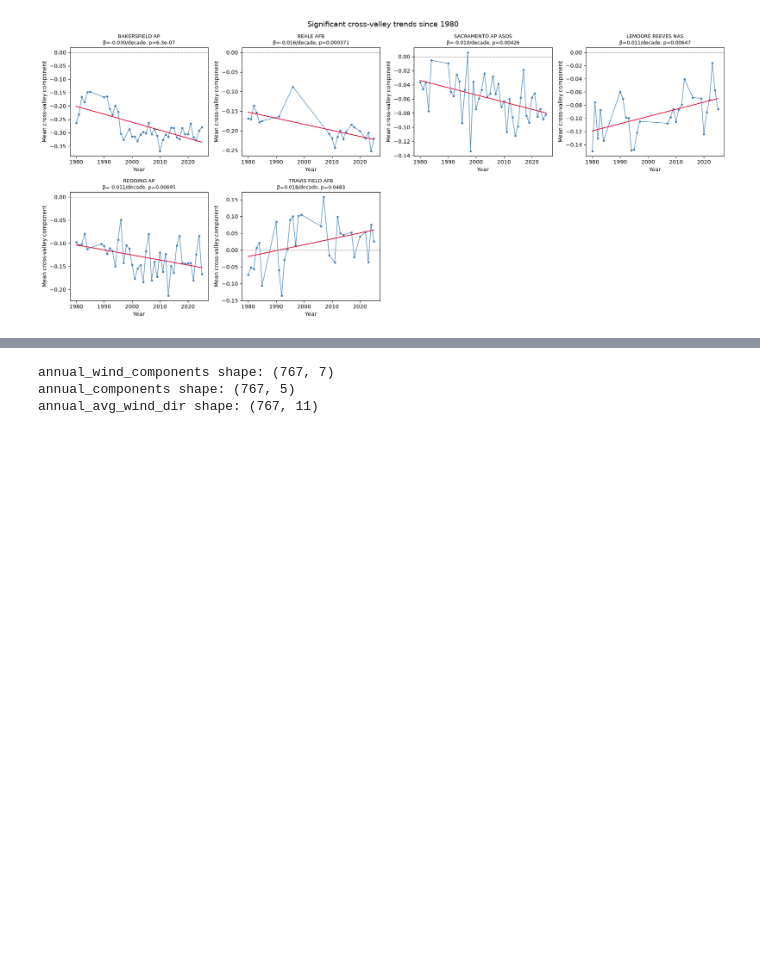
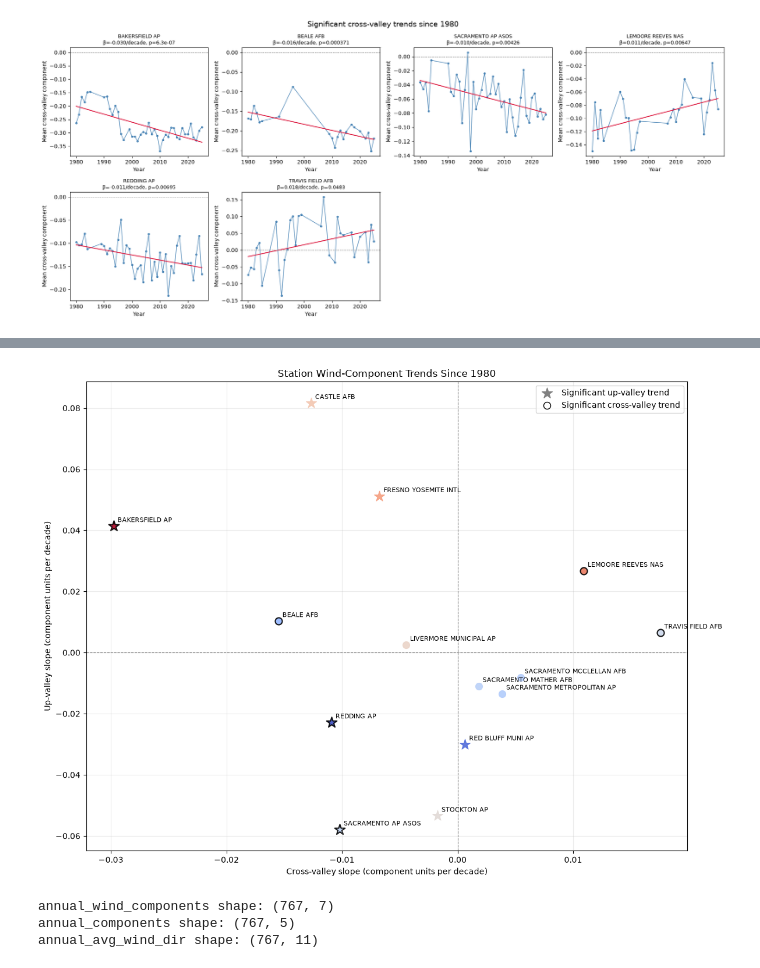
Before and after one commit to audfish/WQ2026, a Jupyter notebook: Fog_wind_analysis_v2.ipynb, the cells around one changed output, grey strips where cells are left out. Saved outputs shown, nothing was run; the diff lists cells and outputs as text; code cells hidden in the pictures; blank space fills up the shorter version.

Commit message:
colored points by latitude and differentiated significant trends

```diff
--- a/Fog_wind_analysis_v2.ipynb
+++ b/Fog_wind_analysis_v2.ipynb
@@ -860,3 +894,81 @@ plt.show()
+# %%
+# Recreate the station trend plot with station names as point labels
+
+slope_data_1980 = (
+    trend_df_1980
+    .pivot(index="STATION", columns="component", values=["slope_per_decade", "p_value"])
+    .dropna()
+)
+
+# Flatten the multi-index columns for easier access, meaning
+# each column will be named as "metric_component"
+slope_data_1980.columns = [
+    f"{metric}_{component}"
+    for metric, component in slope_data_1980.columns
+]
+
+# Attach latitude for coloring
+station_lat = (
+    CV_filtered_rows.groupby("STATION", as_index=False)["LATITUDE"]
+    .median()
+    .rename(columns={"LATITUDE": "latitude"})
+)
+
+plot_data = slope_data_1980.merge(station_lat, on="STATION", how="left").dropna(subset=["latitude"])
+
+lat_min = plot_data["latitude"].min()
+lat_max = plot_data["latitude"].max()
+lat_range = lat_max - lat_min if lat_max != lat_min else 1
+
+fig, ax = plt.subplots(figsize=(12, 9))
+
+for _, row in plot_data.iterrows():
+    station = row["STATION"]
+    color = plt.cm.coolwarm_r((row["latitude"] - lat_min) / lat_range)
+
+    significant_cross = row["p_value_cross_valley"] < 0.05
+    significant_up = row["p_value_up_valley"] < 0.05
+
+    ax.scatter(
+        row["slope_per_decade_cross_valley"],
+        row["slope_per_decade_up_valley"],
+        color=color,
+        marker="*" if significant_up else "o",
+        s=180 if significant_up else 75,
+        edgecolors="black" if significant_cross else color,
+        linewidths=1.5 if significant_cross else 0.8,
+        alpha=0.9,
+    )
+
+    ax.annotate(
+        station,
+        (
+            row["slope_per_decade_cross_valley"],
+            row["slope_per_decade_up_valley"],
+        ),
+        xytext=(5, 5),
+        textcoords="offset points",
+        fontsize=8,
+    )
+
+ax.axhline(0, color="gray", linestyle="--", linewidth=0.8)
+ax.axvline(0, color="gray", linestyle="--", linewidth=0.8)
+
+ax.scatter([], [], color="gray", marker="*", s=180,
+           label="Significant up-valley trend")
+ax.scatter([], [], color="white", edgecolors="black", s=75,
+           label="Significant cross-valley trend")
+
+ax.set_xlabel("Cross-valley slope (component units per decade)")
+ax.set_ylabel("Up-valley slope (component units per decade)")
+ax.set_title("Station Wind-Component Trends Since 1980")
+ax.grid(True, alpha=0.25)
+ax.legend(loc="best")
+
+plt.tight_layout()
+plt.show()
+# %% [output]
+[figure, added]
 # %%
 # Remove station-years with fewer than 7 observations
 for df_name in ["annual_wind_components", "annual_components", "annual_avg_wind_dir"]:
```
Also changed, not shown: parts of 1 cell of this notebook.
